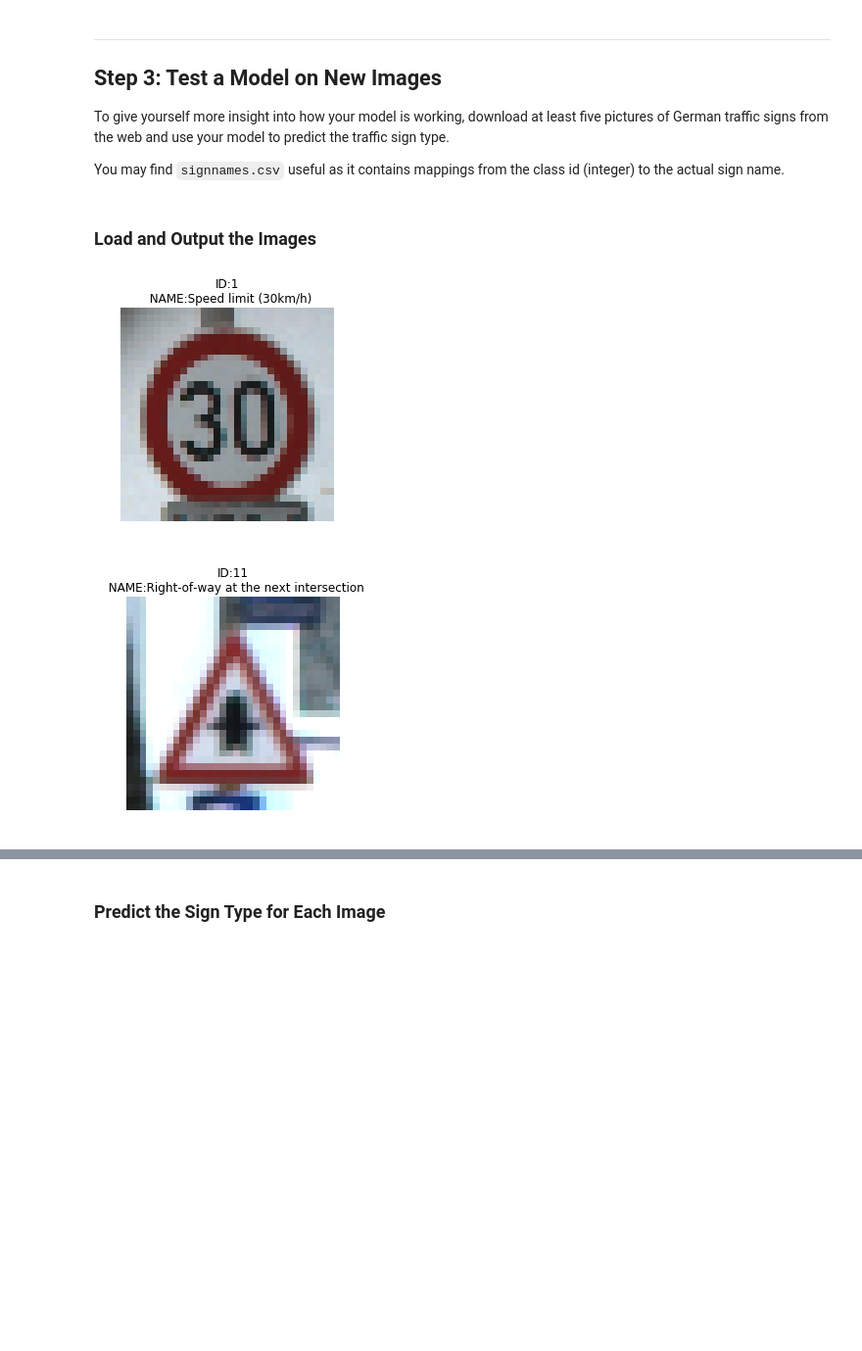
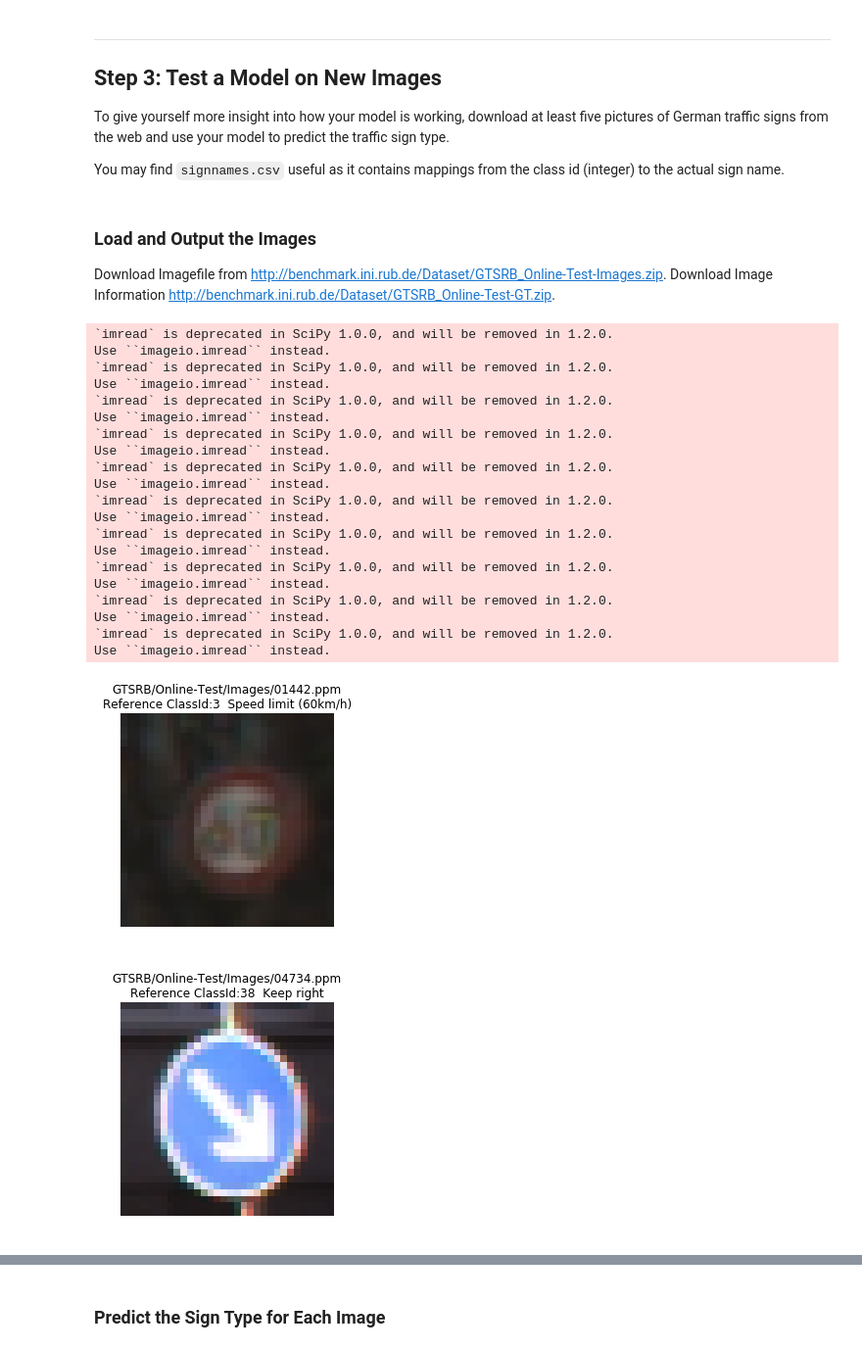
Before and after one commit to kuniyasu/udacity_homework2, a Jupyter notebook: Traffic_Sign_Classifier.ipynb, the cells around one changed output, grey strips where cells are left out. Shown at 98% size. Saved outputs shown, nothing was run; the diff lists cells and outputs as text; code cells hidden in the pictures; blank space fills up the shorter version.

Commit message:
Update learning

```diff
--- a/Traffic_Sign_Classifier.ipynb
+++ b/Traffic_Sign_Classifier.ipynb
@@ -292,6 +300,8 @@ with tf.Session() as sess:
 
     print("Training...")
     print()
+
+    accuracy_data = []
 
     for i in range(EPOCHS):
         X_train,y_train = shuffle(X_train, y_train)
@@ -302,13 +312,19 @@ with tf.Session() as sess:
             sess.run(training_operation, feed_dict={x: batch_x, y: batch_y})
 
         validation_accuracy = evaluate(X_valid, y_valid)
-        print("EPOCH {} ...".format(i+1))
-        print("Validation Accuracy = {:.3f}".format(validation_accuracy))
-        print()
-
+        print("EPOCH {} ...  Validation Accuracy = {:.3f}".format(i+1, validation_accuracy))
+        accuracy_data.append(validation_accuracy)
         if validation_accuracy >= accuracy : break
 
 
+    data = accuracy_data
+    lebel = range(1,i,1)
+    x_loc = np.array(range(len(data)))
+    plt.title("Learning Accuracy")
+    plt.plot(x_loc, data)
+    plt.grid(True)
+    plt.show()
+
     saver.save(sess, './TrafficSign')
     print("Model saved")
 # %% [output]
@@ -337,29 +355,72 @@ Model saved
 To give yourself more insight into how your model is working, download at least five pictures of German traffic signs from the web and use your model to predict the traffic sign type.
 
 You may find `signnames.csv` useful as it contains mappings from the class id (integer) to the actual sign name.
-# %% [markdown]
-### Load and Output the Images
+# %% [markdown]
+### Load and Output the Images
+
+Download Imagefile from http://benchmark.ini.rub.de/Dataset/GTSRB_Online-Test-Images.zip.
+Download Image Information http://benchmark.ini.rub.de/Dataset/GTSRB_Online-Test-GT.zip.
 # %%
+from scipy.misc import imread
+
 ### Load the images and plot them here.
 X_test_show,y_test_show = test['features'], test['labels']
 
+#
+image_folder = "GTSRB/Online-Test/Images/"
+german_traffic_csv = pd.read_csv('GT-online_test.csv', sep=';')
+
+def getFilename(index):
+    filename = german_traffic_csv[german_traffic_csv.index == index]['Filename'].to_string(index=False, header=False)
+    return  image_folder+filename
+
+def getClassId(index):
+    classid = german_traffic_csv[german_traffic_csv.index == index]['ClassId'].to_string(index=False, header=False)
+    return int(classid)
+
+# unziped GTSRB_Online-Test-Images.zip
 gen_size = 10
+
+#print( german_traffic_csv )
 
 download_image_filename = np.array(gen_size)
 
-indexis = np.array([random.randint(0, len(X_test_show)) for i in range(gen_size) ])
-images  = np.array([X_test_show[i].squeeze() for i in indexis])
-labels  = np.array([y_test_show[i] for i in indexis])
-test_images = np.array([X_test[i] for i in indexis ])
+#Generate image index randomlly
+indexes = np.array([random.randint(0, len(X_test_show)) for i in range(gen_size) ])
 
-### Feel free to use as many code cells as needed.
+# Generate Image  from random indexes
+images  = np.array([ cv2.resize(imread(getFilename(i)),(32,32)) for i in indexes])
+
+labels  = np.array([ getClassId(i) for i in indexes])
 
 for i in range(gen_size):
     plt.figure(figsize=(4,4))
     plt.axis('off')
     plt.imshow(images[i])
-    title_name = 'ID:'+ str(labels[i]) +  '\n  NAME:' +   label2name(labels[i])
+    title_name = getFilename(indexes[i]) + '\n'
+    title_name += 'Reference ClassId:'+ str(labels[i])
+    title_name += '  ' +   label2name(labels[i])
     plt.title( title_name )
 # %% [output]
+`imread` is deprecated in SciPy 1.0.0, and will be removed in 1.2.0.
+Use ``imageio.imread`` instead.
+`imread` is deprecated in SciPy 1.0.0, and will be removed in 1.2.0.
+Use ``imageio.imread`` instead.
+`imread` is deprecated in SciPy 1.0.0, and will be removed in 1.2.0.
+Use ``imageio.imread`` instead.
+`imread` is deprecated in SciPy 1.0.0, and will be removed in 1.2.0.
+Use ``imageio.imread`` instead.
+`imread` is deprecated in SciPy 1.0.0, and will be removed in 1.2.0.
+Use ``imageio.imread`` instead.
+`imread` is deprecated in SciPy 1.0.0, and will be removed in 1.2.0.
+Use ``imageio.imread`` instead.
+`imread` is deprecated in SciPy 1.0.0, and will be removed in 1.2.0.
+Use ``imageio.imread`` instead.
+`imread` is deprecated in SciPy 1.0.0, and will be removed in 1.2.0.
+Use ``imageio.imread`` instead.
+`imread` is deprecated in SciPy 1.0.0, and will be removed in 1.2.0.
+Use ``imageio.imread`` instead.
+`imread` is deprecated in SciPy 1.0.0, and will be removed in 1.2.0.
+Use ``imageio.imread`` instead.
-[figure, old version]
+[figure, new version]
-[figure, old version]
+[figure, new version]
```
Also changed, not shown: parts of 8 cells of this notebook.
